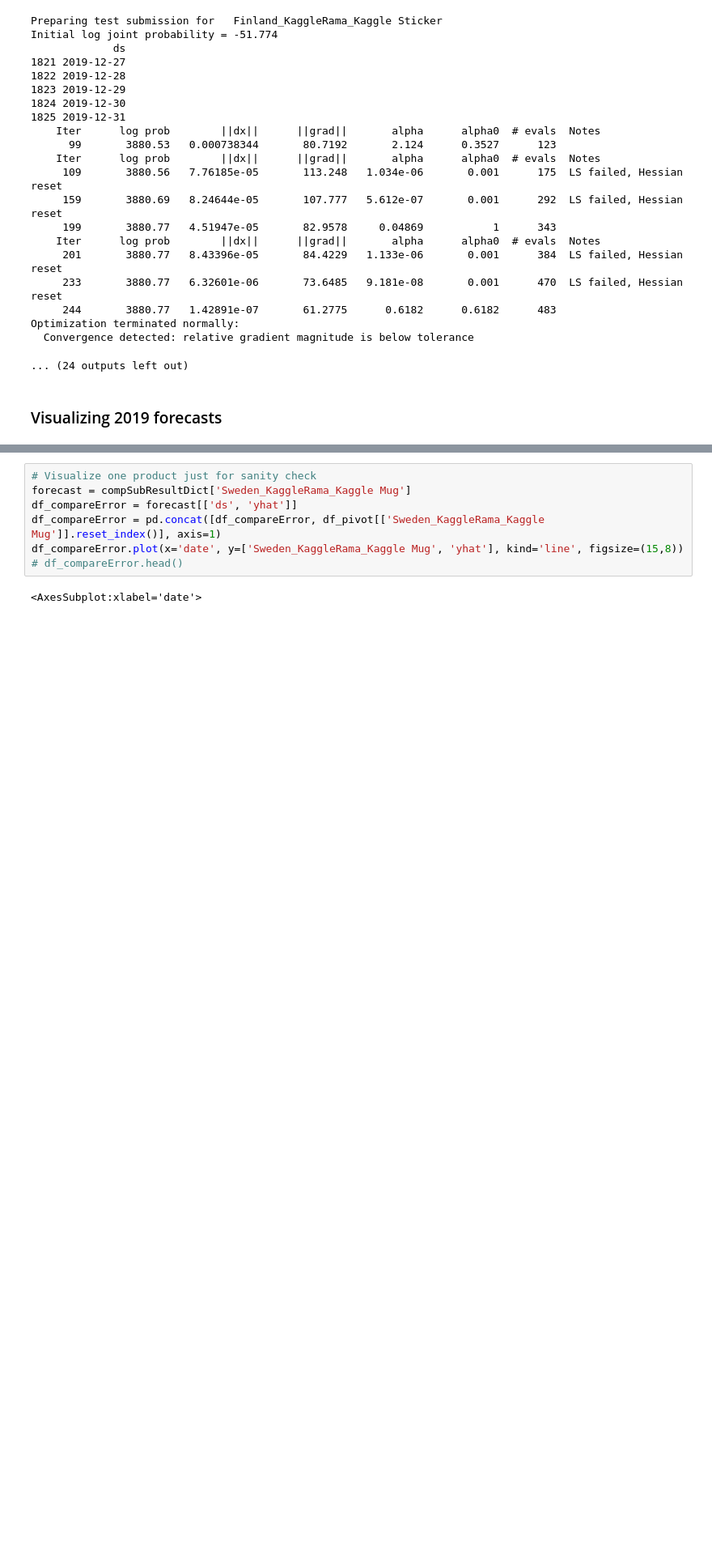
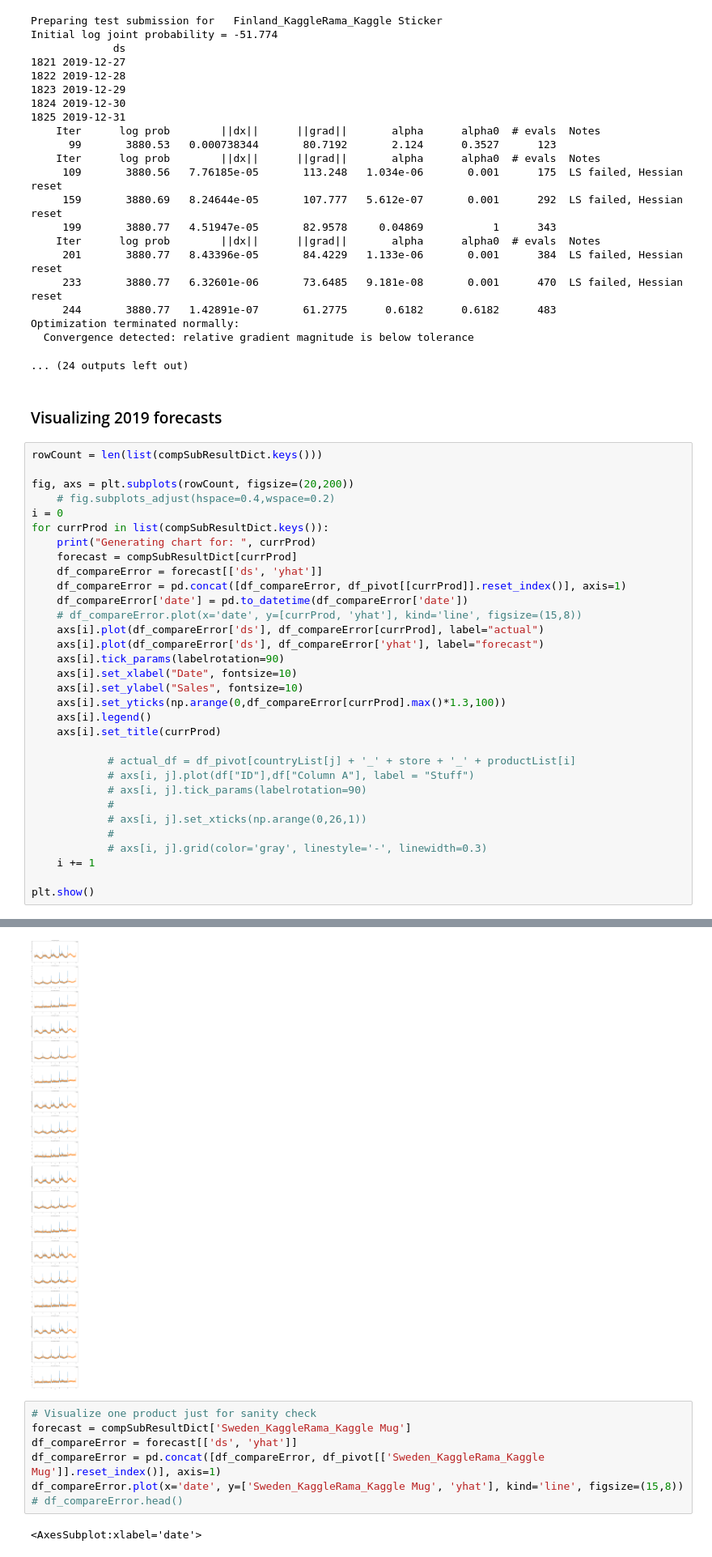
Before and after one commit to ronald-leung/datascience_machinelearning, a Jupyter notebook: Kaggle/tabular-playground-series-jan-2022/jan_2022_prediction_pylon.ipynb, the cells around one changed output, grey strips where cells are left out. Shown at 81% size. Drawn from its saved outputs; the diff is of its cells as text; blank space fills up the shorter version.

Commit message:
Updated prediction visualization charts

```diff
--- a/Kaggle/tabular-playground-series-jan-2022/jan_2022_prediction_pylon.ipynb
+++ b/Kaggle/tabular-playground-series-jan-2022/jan_2022_prediction_pylon.ipynb
@@ -726,3 +726,36 @@ Optimization terminated normally:
 ... (24 outputs left out)
 # %% [markdown]
 ### Visualizing 2019 forecasts
+# %%
+rowCount = len(list(compSubResultDict.keys()))
+
+fig, axs = plt.subplots(rowCount, figsize=(20,200))
+    # fig.subplots_adjust(hspace=0.4,wspace=0.2)
+i = 0
+for currProd in list(compSubResultDict.keys()):
+    print("Generating chart for: ", currProd)
+    forecast = compSubResultDict[currProd]
+    df_compareError = forecast[['ds', 'yhat']]
+    df_compareError = pd.concat([df_compareError, df_pivot[[currProd]].reset_index()], axis=1)
+    df_compareError['date'] = pd.to_datetime(df_compareError['date'])
+    # df_compareError.plot(x='date', y=[currProd, 'yhat'], kind='line', figsize=(15,8))
+    axs[i].plot(df_compareError['ds'], df_compareError[currProd], label="actual")
+    axs[i].plot(df_compareError['ds'], df_compareError['yhat'], label="forecast")
+    axs[i].tick_params(labelrotation=90)
+    axs[i].set_xlabel("Date", fontsize=10)
+    axs[i].set_ylabel("Sales", fontsize=10)
+    axs[i].set_yticks(np.arange(0,df_compareError[currProd].max()*1.3,100))
+    axs[i].legend()
+    axs[i].set_title(currProd)
+
+            # actual_df = df_pivot[countryList[j] + '_' + store + '_' + productList[i]
+            # axs[i, j].plot(df["ID"],df["Column A"], label = "Stuff")
+            # axs[i, j].tick_params(labelrotation=90)
+            #
+            # axs[i, j].set_xticks(np.arange(0,26,1))
+            #
+            # axs[i, j].grid(color='gray', linestyle='-', linewidth=0.3)
+    i += 1
+
+plt.show()
+# %% [output]
@@ -729,3 +780,4 @@ Optimization terminated normally:
+[figure, added]
 # %%
 # Visualize one product just for sanity check
 forecast = compSubResultDict['Sweden_KaggleRama_Kaggle Mug']
```
Also changed, not shown: parts of 3 cells of this notebook, 1 other file.
